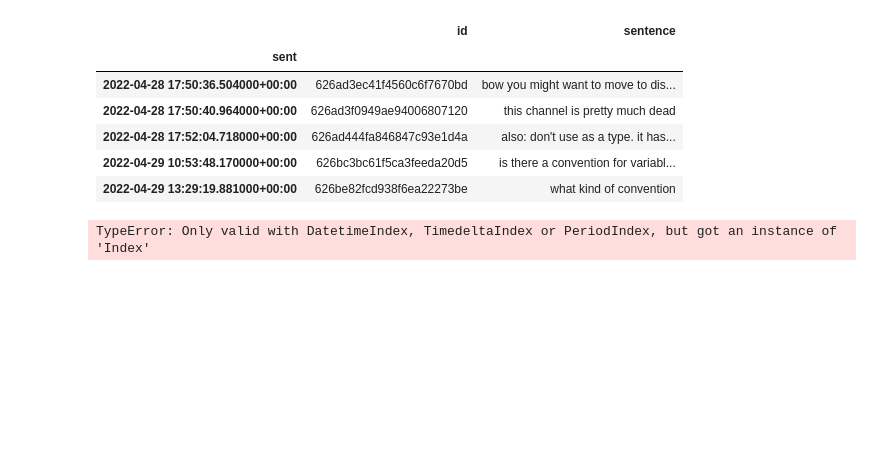
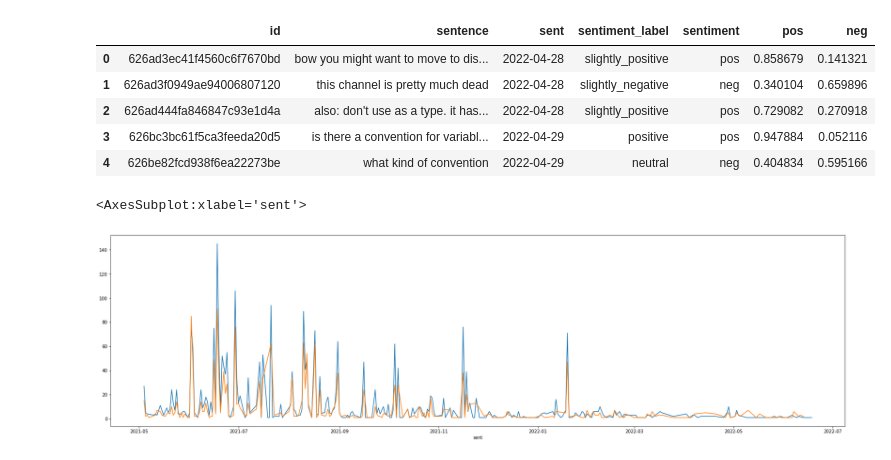
Before and after one commit to muriloarelhano/trabalho-mrs, a Jupyter notebook: main.ipynb, the cells around one changed output. Saved outputs shown, nothing was run; the diff lists cells and outputs as text; code cells hidden in the pictures; blank space fills up the shorter version.

Commit message:
plot charts Co-authored-by: Vinicius Marchi Co-authored-by: Vinícius Mamoré

```diff
--- a/main.ipynb
+++ b/main.ipynb
@@ -37,16 +39,26 @@ function parallelize executed in 3.3471 seconds
 # %%
 messages_df = pd.read_csv('./data/dataset.csv')
-messages_df.set_index('sent', inplace=True)
+# messages_df.set_index('sent', inplace=True)
 messages_df.head(5)
-# %% [output]
-|  | id | sentence |
-| sent |  |  |
-| 2022-04-28 17:50:36.504000+00:00 | 626ad3ec41f4560c6f7670bd | bow you might want to move to dis... |
-| 2022-04-28 17:50:40.964000+00:00 | 626ad3f0949ae94006807120 | this channel is pretty much dead |
-| 2022-04-28 17:52:04.718000+00:00 | 626ad444fa846847c93e1d4a | also: don't use as a type. it has... |
-| 2022-04-29 10:53:48.170000+00:00 | 626bc3bc61f5ca3feeda20d5 | is there a convention for variabl... |
-| 2022-04-29 13:29:19.881000+00:00 | 626be82fcd938f6ea22273be | what kind of convention |
-# %%
-messages_df.groupby(pd.Grouper(freq='D'))
-# %% [output]
-TypeError: Only valid with DatetimeIndex, TimedeltaIndex or PeriodIndex, but got an instance of 'Index'
+# %%
+messages_df = pd.read_csv('./data/result_dataset.csv')
+messages_df['sent'] = pd.to_datetime(messages_df['sent']).dt.date
+messages_df.head(5)
+# %% [output]
+|  | id | sentence | sent | sentiment_label | sentiment | pos | neg |
+| 0 | 626ad3ec41f4560c6f7670bd | bow you might want to move to dis... | 2022-04-28 | slightly_positive | pos | 0.858679 | 0.141321 |
+| 1 | 626ad3f0949ae94006807120 | this channel is pretty much dead | 2022-04-28 | slightly_negative | neg | 0.340104 | 0.659896 |
+| 2 | 626ad444fa846847c93e1d4a | also: don't use as a type. it has... | 2022-04-28 | slightly_positive | pos | 0.729082 | 0.270918 |
+| 3 | 626bc3bc61f5ca3feeda20d5 | is there a convention for variabl... | 2022-04-29 | positive | pos | 0.947884 | 0.052116 |
+| 4 | 626be82fcd938f6ea22273be | what kind of convention | 2022-04-29 | neutral | neg | 0.404834 | 0.595166 |
+# %%
+# plot dos positivos
+new_df = messages_df[messages_df.sentiment == 'pos'].groupby(['sent'])['sentiment'].count()
+new_df.plot(figsize=(30,8))
+
+# plot dos negativos
+new_df = messages_df[messages_df.sentiment == 'neg'].groupby(['sent'])['sentiment'].count()
+new_df.plot(figsize=(30,8))
+# %% [output]
+<AxesSubplot:xlabel='sent'>
+[figure, added]
```
Also changed, not shown: parts of 4 cells of this notebook, 1 other file.
